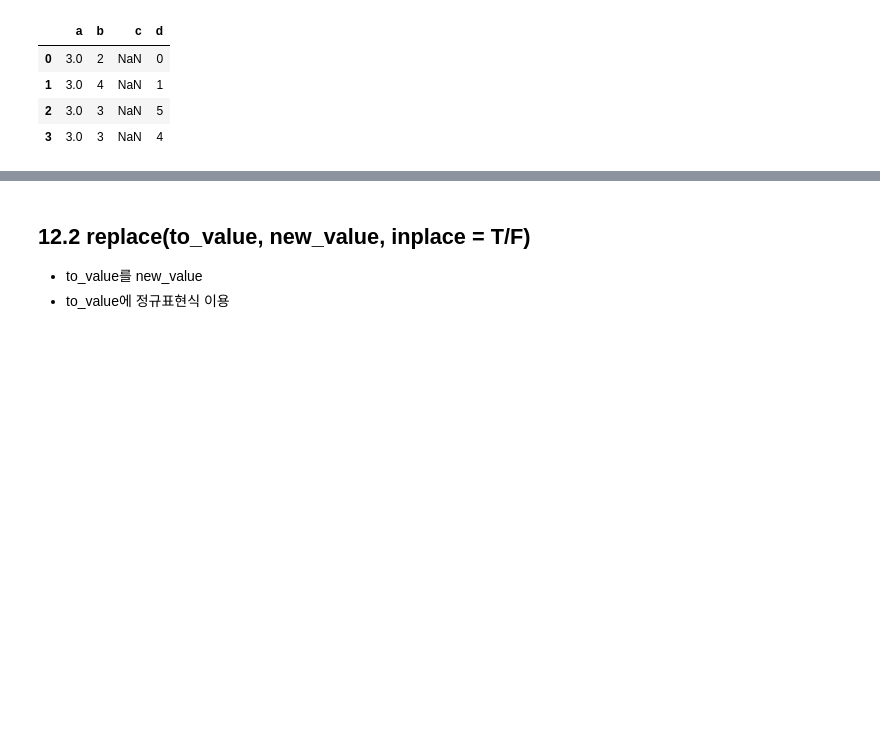
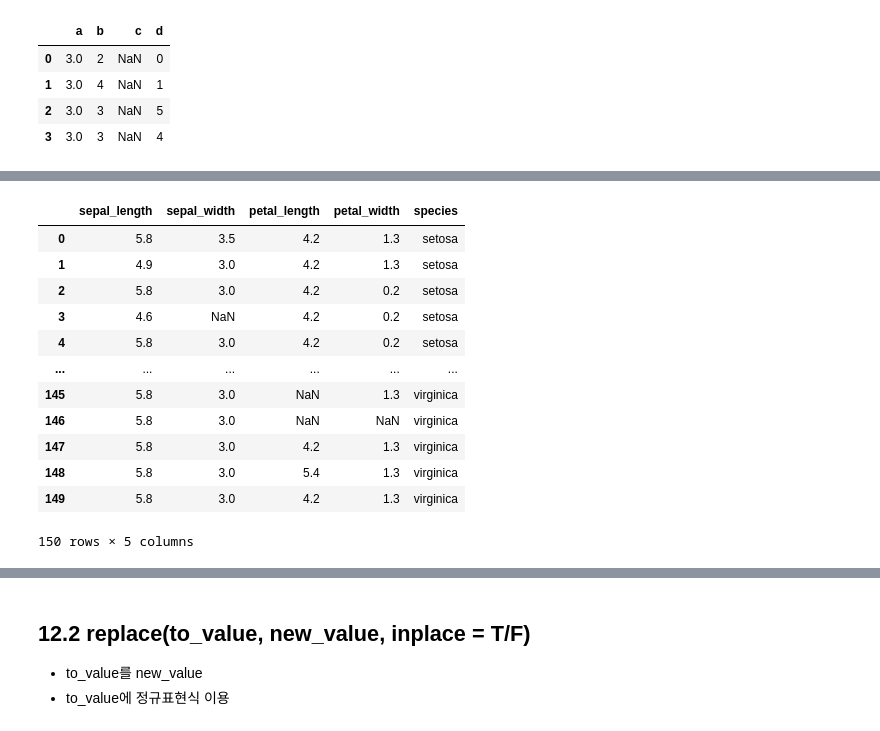
Before and after one commit to gulbiworker/Ai_x, a Jupyter notebook: source/01_python/ch_11 데이터프레임과 시리즈.ipynb, the cells around one changed output, grey strips where cells are left out. Cells and saved outputs as stored; diff of their text form; code cells hidden in the pictures; blank space fills up the shorter version.

```diff
--- a/source/01_python/ch_11 데이터프레임과 시리즈.ipynb
+++ b/source/01_python/ch_11 데이터프레임과 시리즈.ipynb
@@ -2737,0 +2852,3 @@ df.fillna(value=df.mean(axis=0))
+# %%
+iris_mean = iris.groupby('species').mean()
+iris_mean
@@ -2737,0 +2861,16 @@ df.fillna(value=df.mean(axis=0))
+# %%
+iris.fillna(iris_mean)
+# %% [output]
+|  | sepal_length | sepal_width | petal_length | petal_width | species |
+| 0 | 5.8 | 3.5 | 4.2 | 1.3 | setosa |
+| 1 | 4.9 | 3.0 | 4.2 | 1.3 | setosa |
+| 2 | 5.8 | 3.0 | 4.2 | 0.2 | setosa |
+| 3 | 4.6 | NaN | 4.2 | 0.2 | setosa |
+| 4 | 5.8 | 3.0 | 4.2 | 0.2 | setosa |
+| ... | ... | ... | ... | ... | ... |
+| 145 | 5.8 | 3.0 | NaN | 1.3 | virginica |
+| 146 | 5.8 | 3.0 | NaN | NaN | virginica |
+| 147 | 5.8 | 3.0 | 4.2 | 1.3 | virginica |
+| 148 | 5.8 | 3.0 | 5.4 | 1.3 | virginica |
+| 149 | 5.8 | 3.0 | 4.2 | 1.3 | virginica |
+150 rows × 5 columns
```
Also changed, not shown: parts of 51 cells of this notebook, 2 other files.
